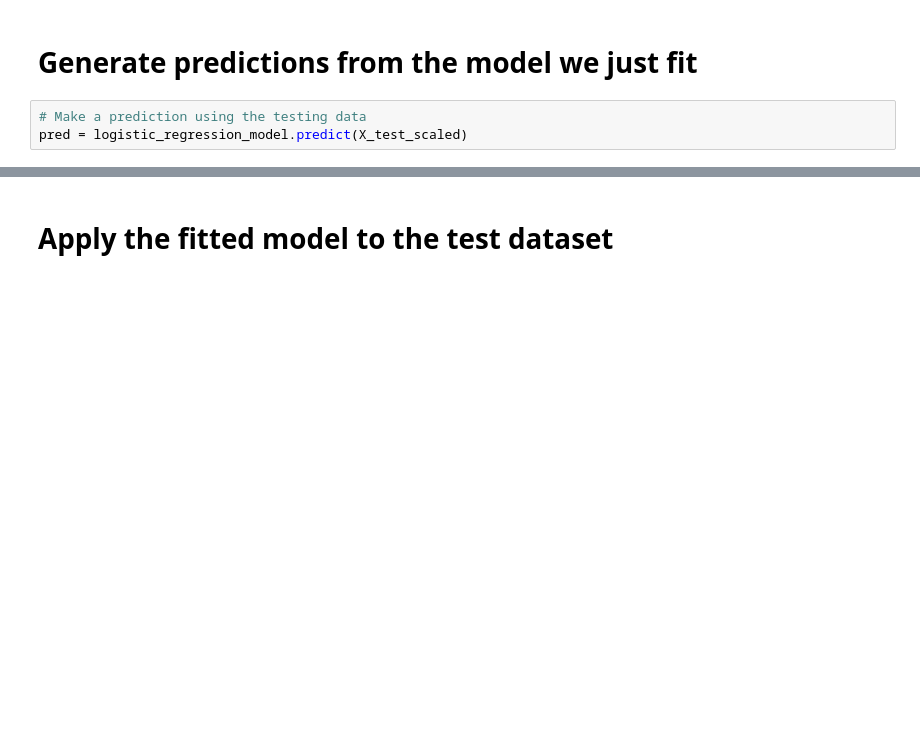
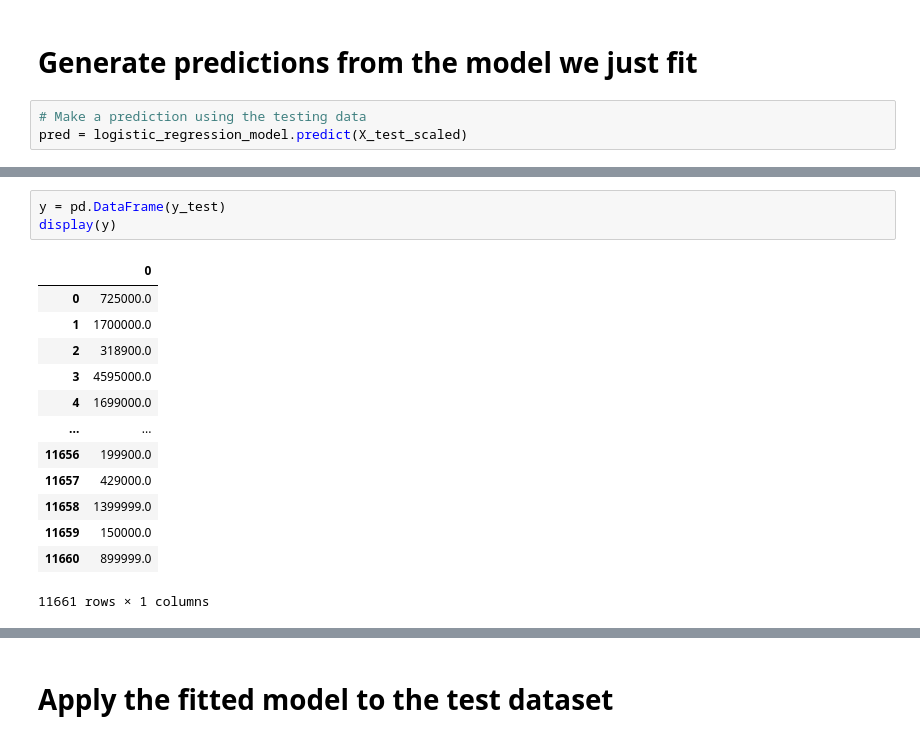
Before and after one commit to galiyaKhusniyarova/Project_2, a Jupyter notebook: main-Copy1.ipynb, the cells around one changed output, grey strips where cells are left out. Cells and saved outputs as stored; diff of their text form; blank space fills up the shorter version.

```diff
--- a/main-Copy1.ipynb
+++ b/main-Copy1.ipynb
@@ -255,3 +283,20 @@ pred = logistic_regression_model.predict(X_test_scaled)
+# %%
+y = pd.DataFrame(y_test)
+display(y)
+# %% [output]
+|  | 0 |
+| 0 | 725000.0 |
+| 1 | 1700000.0 |
+| 2 | 318900.0 |
+| 3 | 4595000.0 |
+| 4 | 1699000.0 |
+| ... | ... |
+| 11656 | 199900.0 |
+| 11657 | 429000.0 |
+| 11658 | 1399999.0 |
+| 11659 | 150000.0 |
+| 11660 | 899999.0 |
+11661 rows × 1 columns
 # %%
 # Print the balanced_accuracy score of the model
 balanced_accuracy_score(y_test, pred)
```
Also changed, not shown: parts of 8 cells of this notebook.
